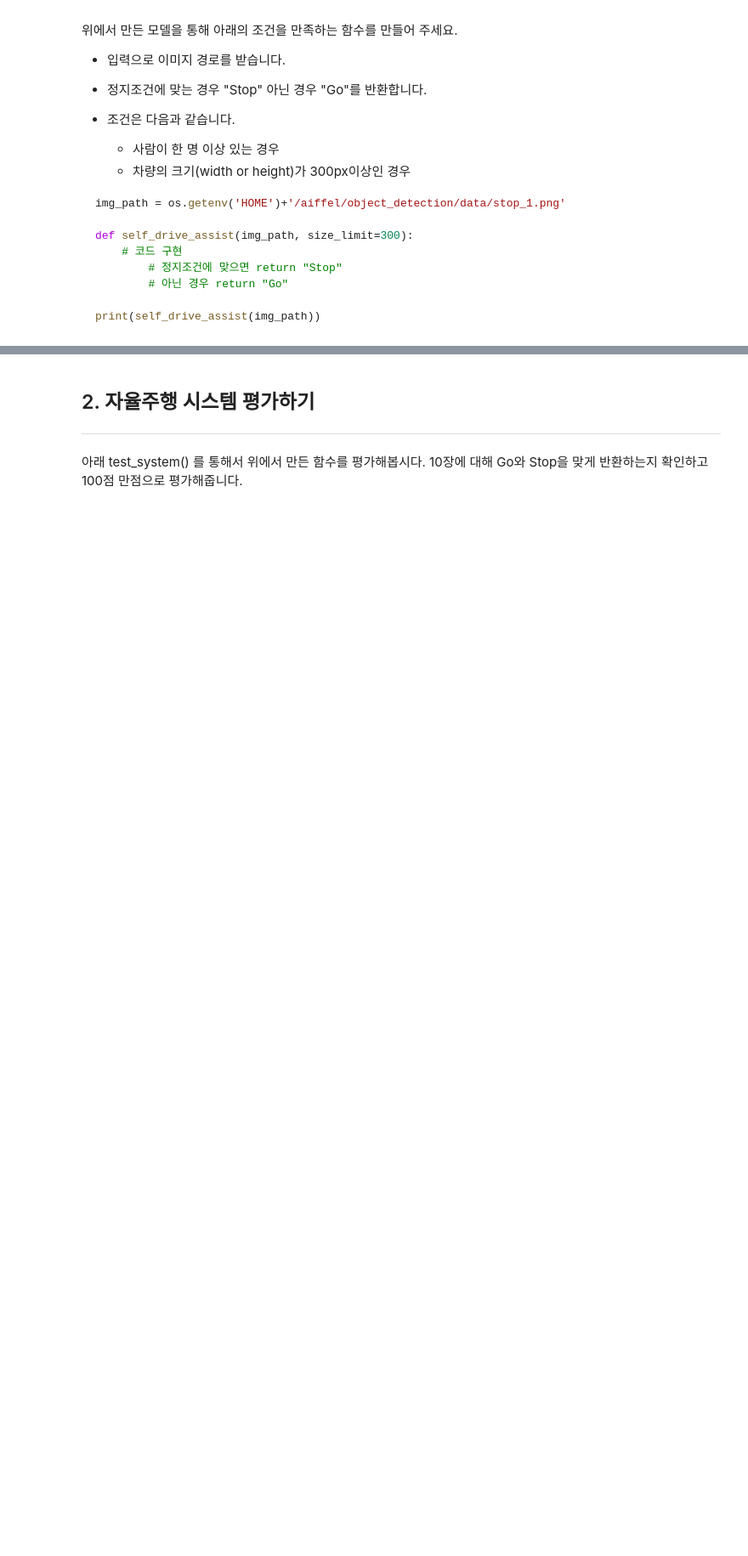
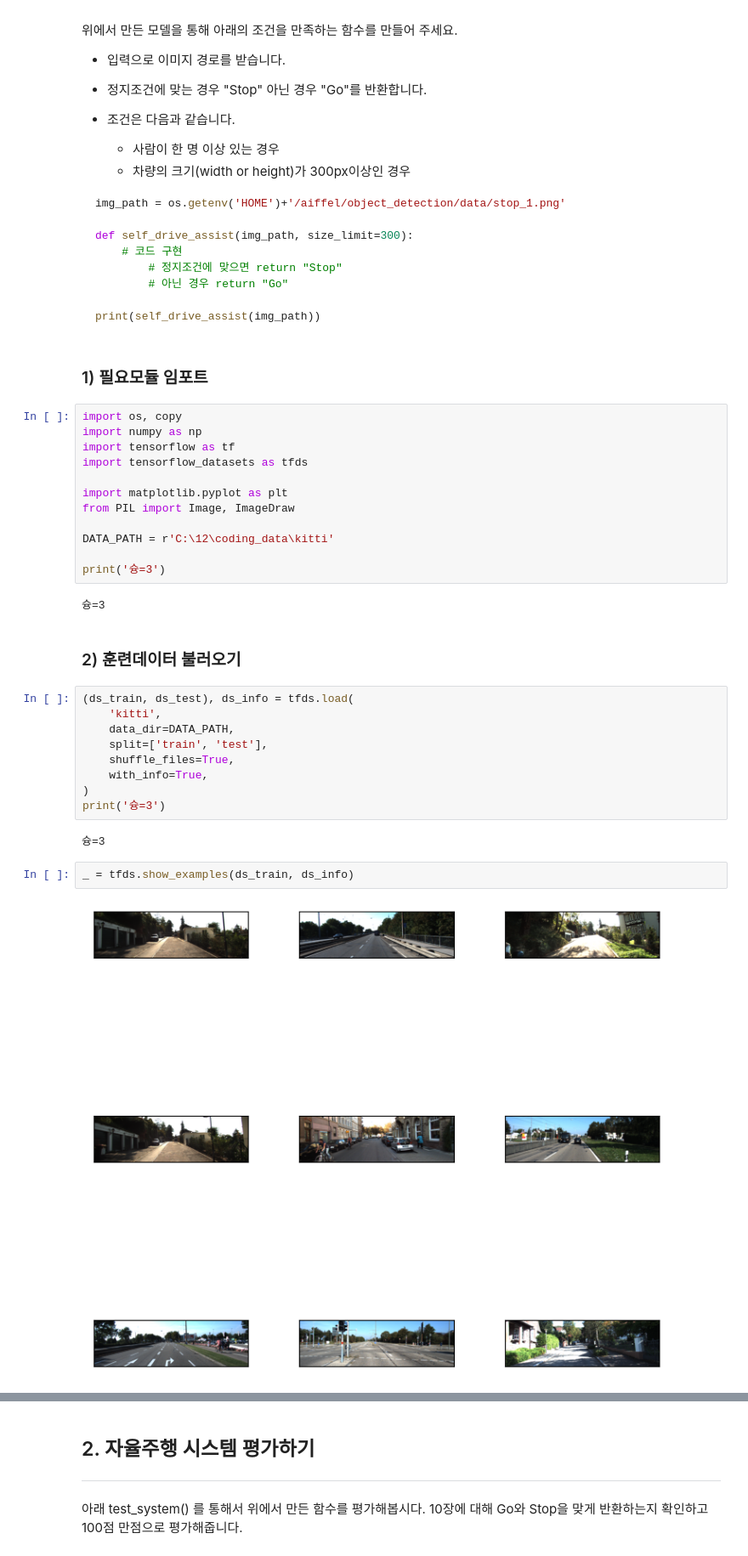
Before and after one commit to aeolian83/aiffel_mini_prject, a Jupyter notebook: Going_deeper06_object_detection/object_detection_practice.ipynb, the cells around one changed output, grey strips where cells are left out. Shown at 85% size. Saved outputs shown, nothing was run; the diff lists cells and outputs as text; blank space fills up the shorter version.

````diff
--- a/Going_deeper06_object_detection/object_detection_practice.ipynb
+++ b/Going_deeper06_object_detection/object_detection_practice.ipynb
@@ -39,3 +39,36 @@ def self_drive_assist(img_path, size_limit=300):
 
 print(self_drive_assist(img_path))
 ```
+# %% [markdown]
+### 1) 필요모듈 임포트
+# %%
+import os, copy
+import numpy as np
+import tensorflow as tf
+import tensorflow_datasets as tfds
+
+import matplotlib.pyplot as plt
+from PIL import Image, ImageDraw
+
+DATA_PATH = r'C:\12\coding_data\kitti'
+
+print('슝=3')
+# %% [output]
+슝=3
+# %% [markdown]
+### 2) 훈련데이터 불러오기
+# %%
+(ds_train, ds_test), ds_info = tfds.load(
+    'kitti',
+    data_dir=DATA_PATH,
+    split=['train', 'test'],
+    shuffle_files=True,
+    with_info=True,
+)
+print('슝=3')
+# %% [output]
+슝=3
+# %%
+_ = tfds.show_examples(ds_train, ds_info)
+# %% [output]
+[figure, added]
````
Also changed, not shown: parts of 61 cells of this notebook.
